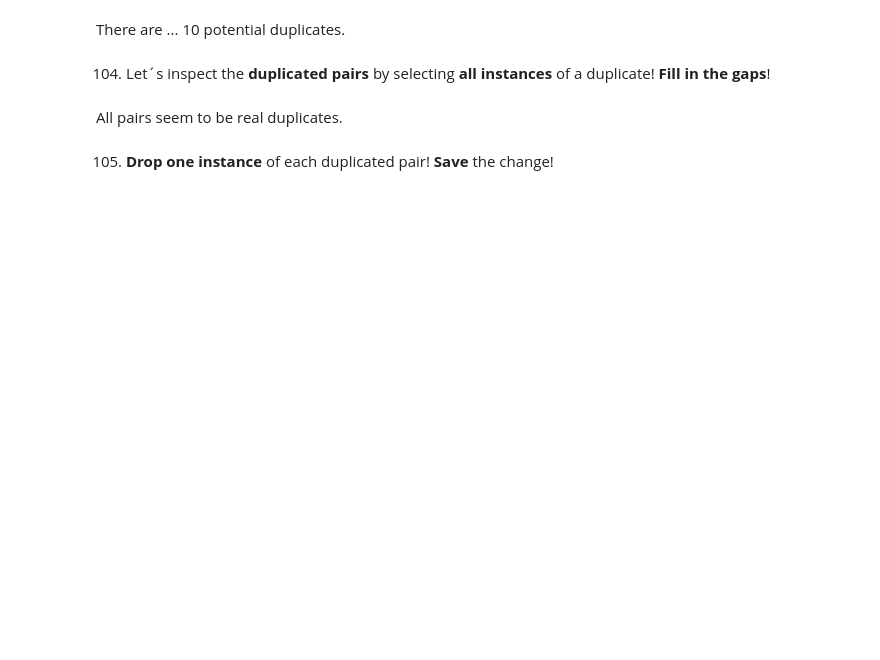
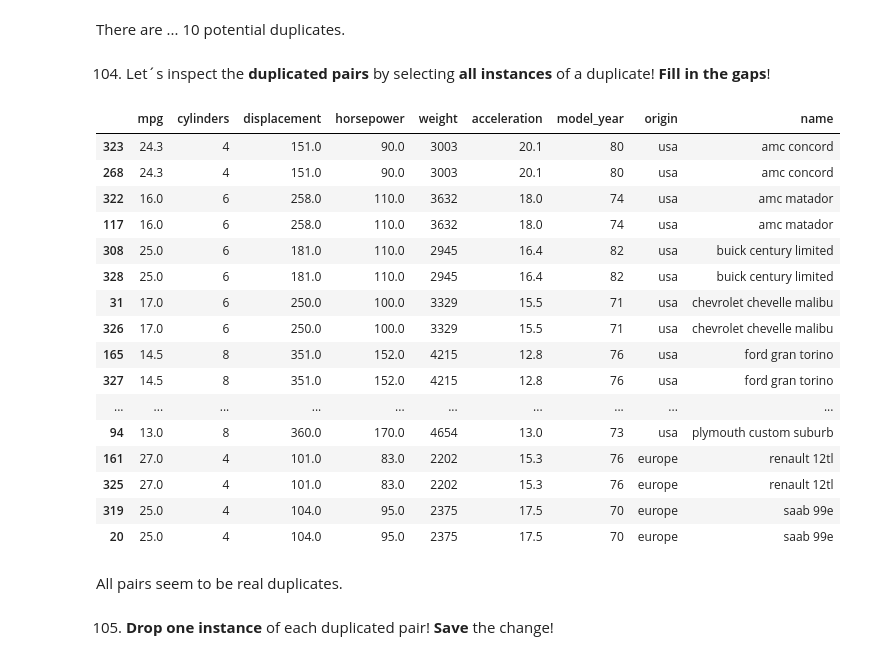
Before and after one commit to hamednasr/Coding_Exercises, a Jupyter notebook: Coding_Exercises/Exercise_11.ipynb, the cells around one changed output. Saved outputs shown, nothing was run; the diff lists cells and outputs as text; code cells hidden in the pictures; blank space fills up the shorter version.

```diff
--- a/Coding_Exercises/Exercise_11.ipynb
+++ b/Coding_Exercises/Exercise_11.ipynb
@@ -412,6 +418,8 @@ ValueError: Cannot index with multidimensional key
 There are 6 cars, where the horsepower is unknown.
 # %% [markdown]
 100. As horsepower is an important feature in the cars dataset, we decide to remove all 6 rows. __Remove__ and __save__ the change!
+# %%
+cars.drop(index=cars.loc[cars.isna().any(axis=1)].index,inplace=True)
 # %% [markdown]
 Now let´s find __duplicates__. First, we need to understand __which columns__ we have to take into consideration to identify duplicates.
 # %% [markdown]
@@ -436,7 +462,25 @@ There are ... 10 potential duplicates.
 # %% [markdown]
 104. Let´s inspect the __duplicated pairs__ by selecting __all instances__ of a duplicate! __Fill in the gaps__!
 # %%
-cars.loc[cars.duplicated(---)].sort_values("name")
+cars.loc[cars.duplicated(keep=False)].sort_values("name")
+# %% [output]
+|  | mpg | cylinders | displacement | horsepower | weight | acceleration | model_year | origin | name |
+| 323 | 24.3 | 4 | 151.0 | 90.0 | 3003 | 20.1 | 80 | usa | amc concord |
+| 268 | 24.3 | 4 | 151.0 | 90.0 | 3003 | 20.1 | 80 | usa | amc concord |
+| 322 | 16.0 | 6 | 258.0 | 110.0 | 3632 | 18.0 | 74 | usa | amc matador |
+| 117 | 16.0 | 6 | 258.0 | 110.0 | 3632 | 18.0 | 74 | usa | amc matador |
+| 308 | 25.0 | 6 | 181.0 | 110.0 | 2945 | 16.4 | 82 | usa | buick century limited |
+| 328 | 25.0 | 6 | 181.0 | 110.0 | 2945 | 16.4 | 82 | usa | buick century limited |
+| 31 | 17.0 | 6 | 250.0 | 100.0 | 3329 | 15.5 | 71 | usa | chevrolet chevelle malibu |
+| 326 | 17.0 | 6 | 250.0 | 100.0 | 3329 | 15.5 | 71 | usa | chevrolet chevelle malibu |
+| 165 | 14.5 | 8 | 351.0 | 152.0 | 4215 | 12.8 | 76 | usa | ford gran torino |
+| 327 | 14.5 | 8 | 351.0 | 152.0 | 4215 | 12.8 | 76 | usa | ford gran torino |
+| ... | ... | ... | ... | ... | ... | ... | ... | ... | ... |
+| 94 | 13.0 | 8 | 360.0 | 170.0 | 4654 | 13.0 | 73 | usa | plymouth custom suburb |
+| 161 | 27.0 | 4 | 101.0 | 83.0 | 2202 | 15.3 | 76 | europe | renault 12tl |
+| 325 | 27.0 | 4 | 101.0 | 83.0 | 2202 | 15.3 | 76 | europe | renault 12tl |
+| 319 | 25.0 | 4 | 104.0 | 95.0 | 2375 | 17.5 | 70 | europe | saab 99e |
+| 20 | 25.0 | 4 | 104.0 | 95.0 | 2375 | 17.5 | 70 | europe | saab 99e |
 # %% [markdown]
 All pairs seem to be real duplicates.
 # %% [markdown]
```
Also changed, not shown: parts of 12 cells of this notebook.
